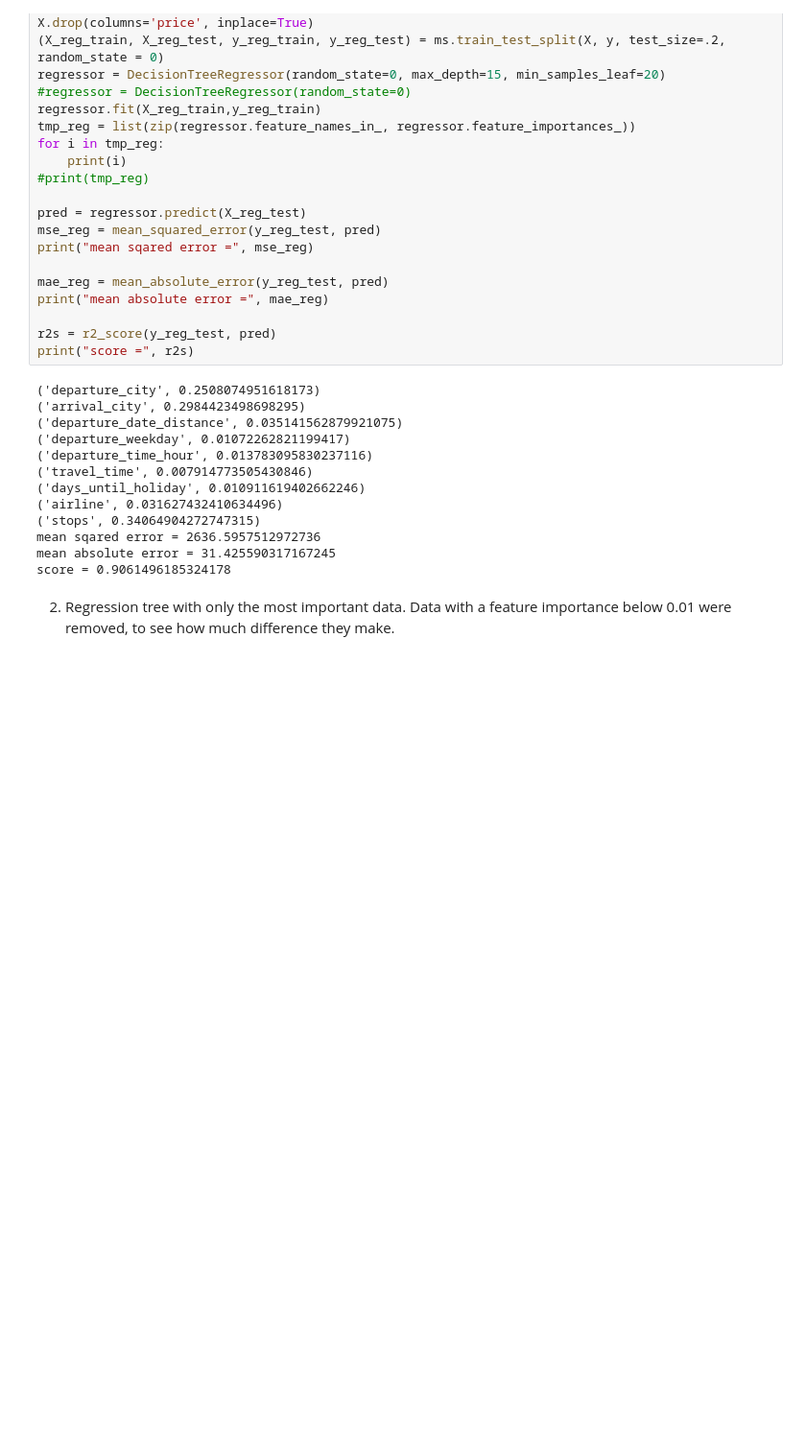
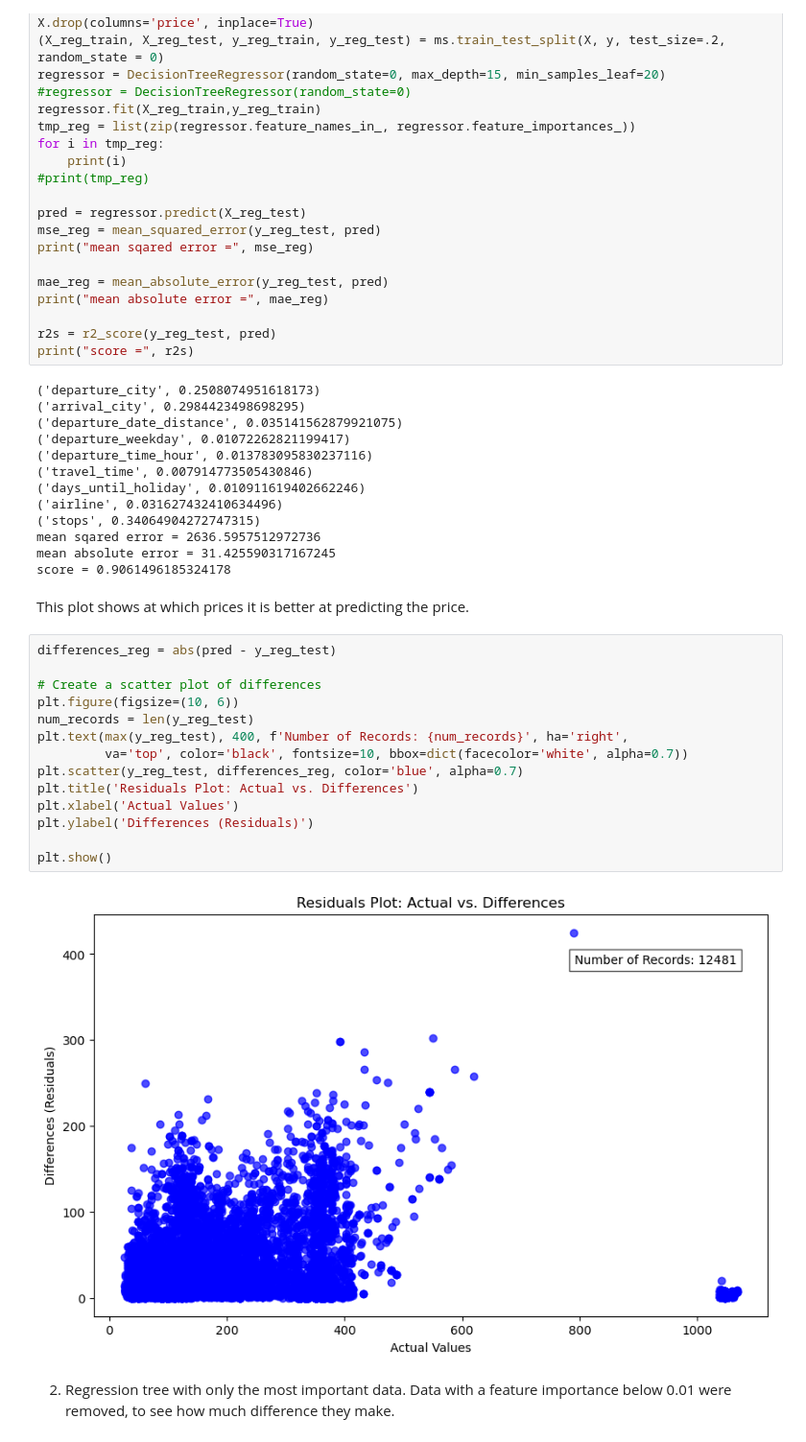
Before and after one commit to joss-thu/MLProj-GermanAirFares, a Jupyter notebook: German_Air_fares/ML_Project_AirFares.ipynb, the cells around one changed output. Shown at 96% size. Cells and saved outputs as stored; diff of their text form; blank space fills up the shorter version.

Commit message:
added plots for visualization

```diff
--- a/German_Air_fares/ML_Project_AirFares.ipynb
+++ b/German_Air_fares/ML_Project_AirFares.ipynb
@@ -340,6 +340,24 @@ print("score =", r2s)
 mean sqared error = 2636.5957512972736
 mean absolute error = 31.425590317167245
 score = 0.9061496185324178
+# %% [markdown]
+This plot shows at which prices it is better at predicting the price.
+# %%
+differences_reg = abs(pred - y_reg_test)
+
+# Create a scatter plot of differences
+plt.figure(figsize=(10, 6))
+num_records = len(y_reg_test)
+plt.text(max(y_reg_test), 400, f'Number of Records: {num_records}', ha='right',
+         va='top', color='black', fontsize=10, bbox=dict(facecolor='white', alpha=0.7))
+plt.scatter(y_reg_test, differences_reg, color='blue', alpha=0.7)
+plt.title('Residuals Plot: Actual vs. Differences')
+plt.xlabel('Actual Values')
+plt.ylabel('Differences (Residuals)')
+
+plt.show()
+# %% [output]
+[figure, added]
 # %% [markdown]
 2. Regression tree with only the most important data. Data with a feature importance below 0.01 were removed, to see how much difference they make.
 # %%
```
Also changed, not shown: parts of 4 cells of this notebook.
